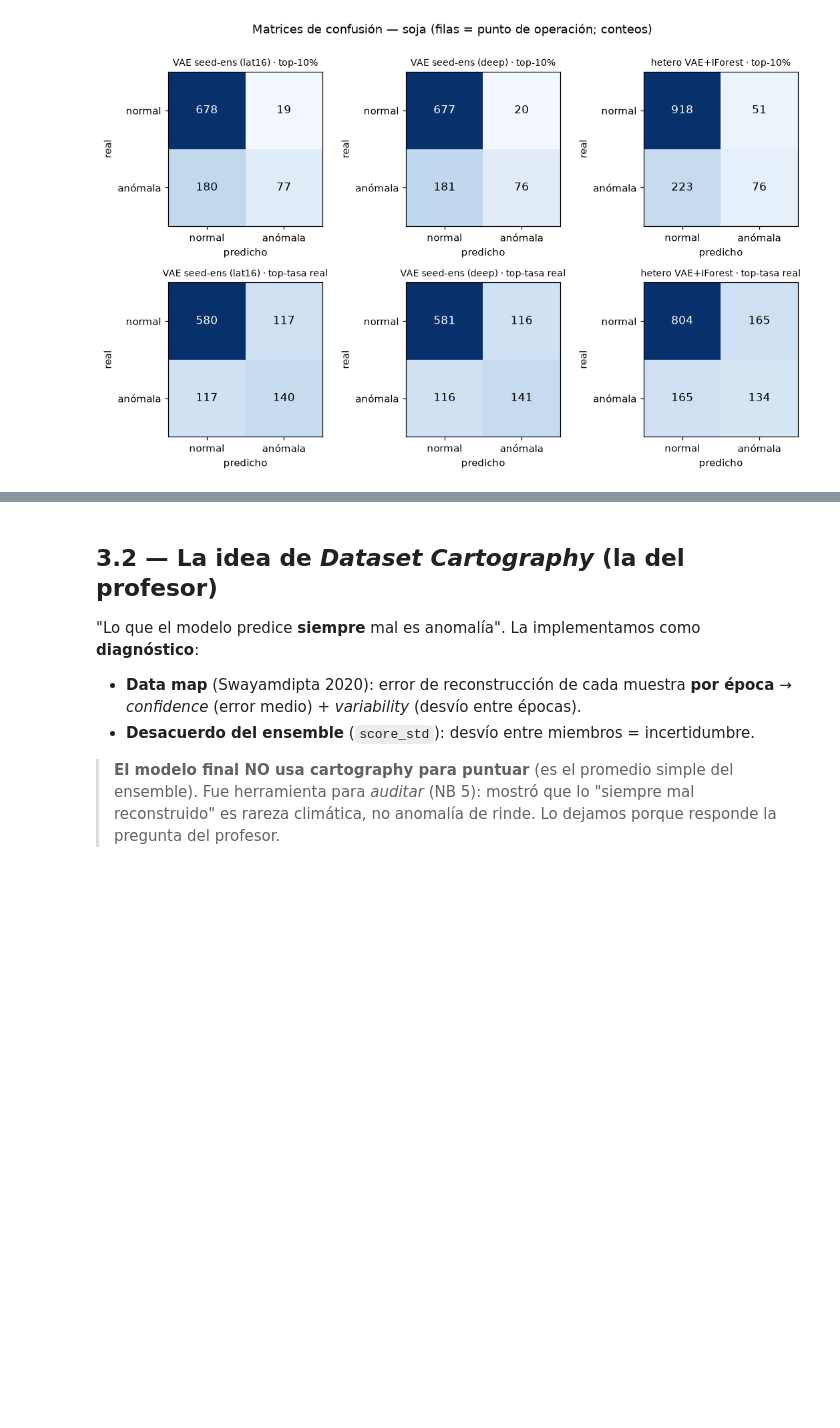
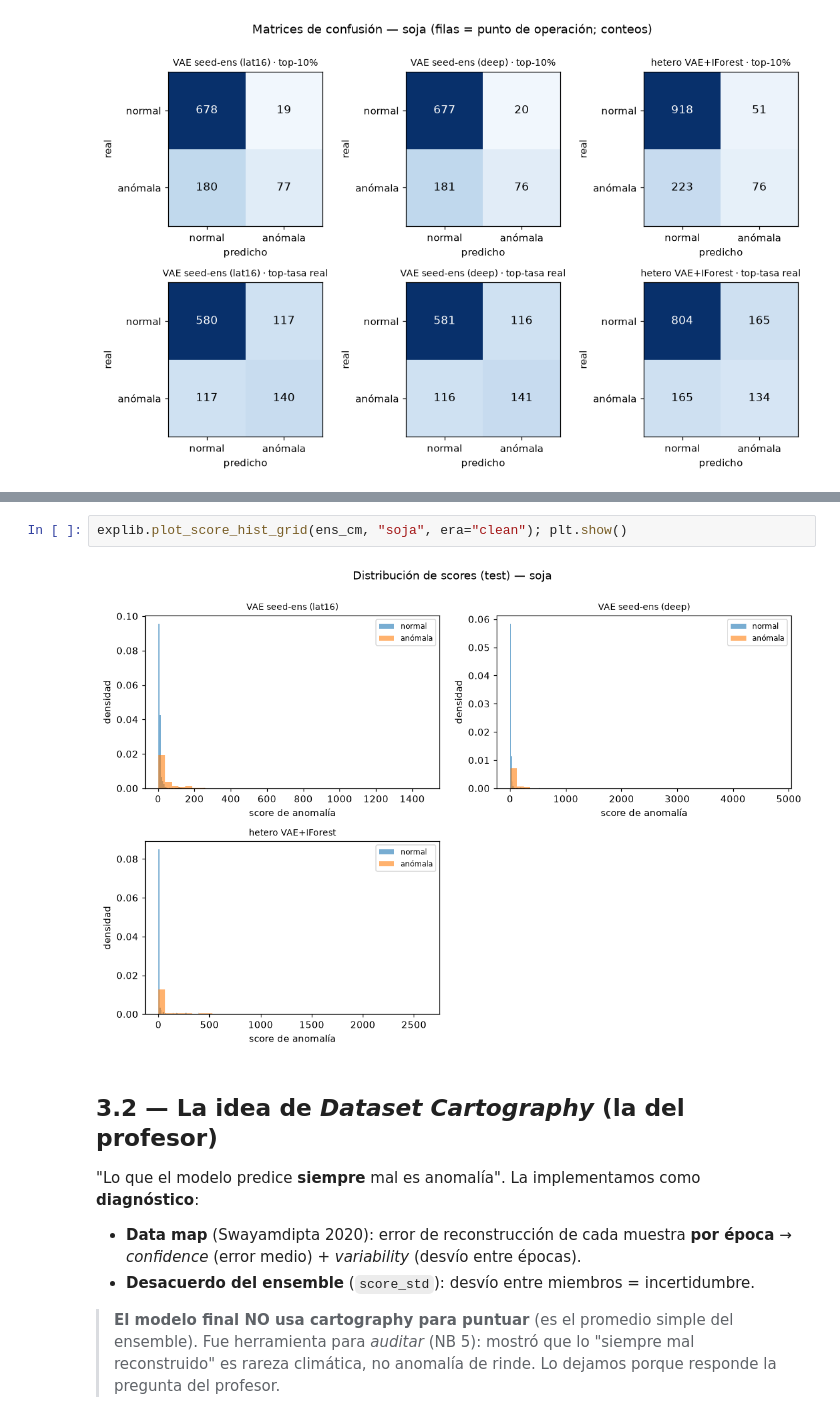
Before and after one commit to Castanosjoaquin/Trabajo_final_ML, a Jupyter notebook: componente_a/experiments/03_ensembles_y_modelo_final.ipynb, the cells around one changed output, grey strips where cells are left out. Saved outputs shown, nothing was run; the diff lists cells and outputs as text; blank space fills up the shorter version.

```diff
--- a/componente_a/experiments/03_ensembles_y_modelo_final.ipynb
+++ b/componente_a/experiments/03_ensembles_y_modelo_final.ipynb
@@ -63,3 +68,7 @@ explib.plot_confusion_grid(ens_cm, "soja", era="clean"); plt.show()
+# %%
+explib.plot_score_hist_grid(ens_cm, "soja", era="clean"); plt.show()
+# %% [output]
+[figure, added]
 # %% [markdown]
 ## 3.2 — La idea de *Dataset Cartography* (la del profesor)
 "Lo que el modelo predice **siempre** mal es anomalía". La implementamos como **diagnóstico**:
```
Also changed, not shown: parts of 1 cell of this notebook, 7 other files.
